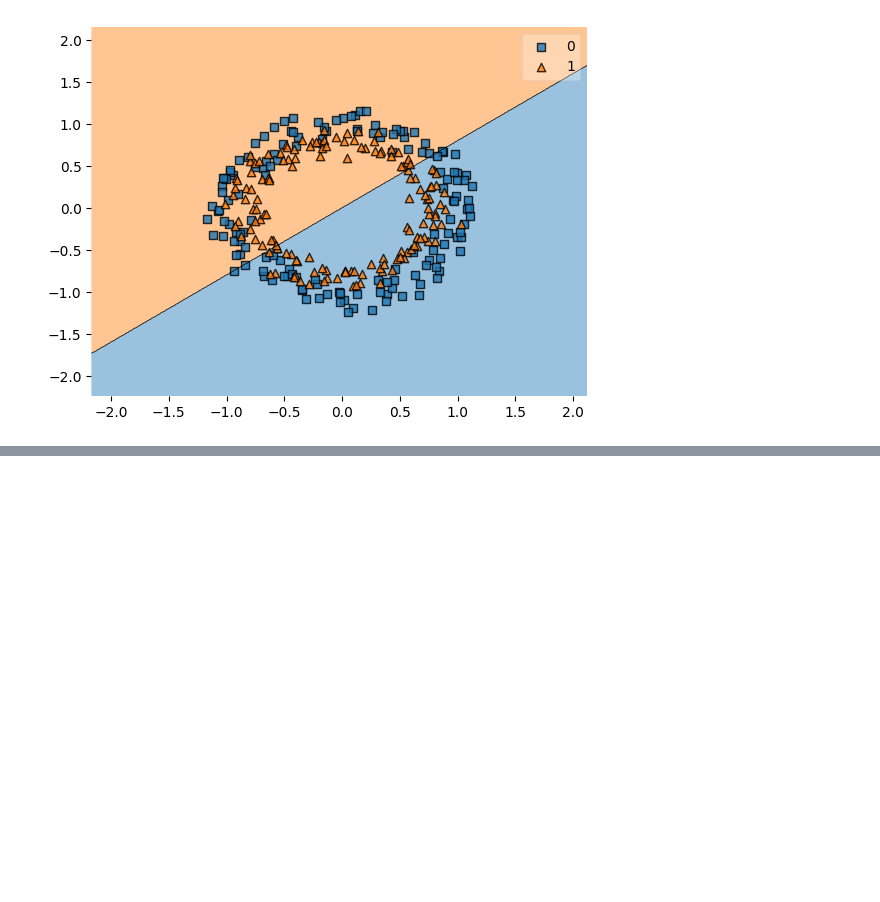
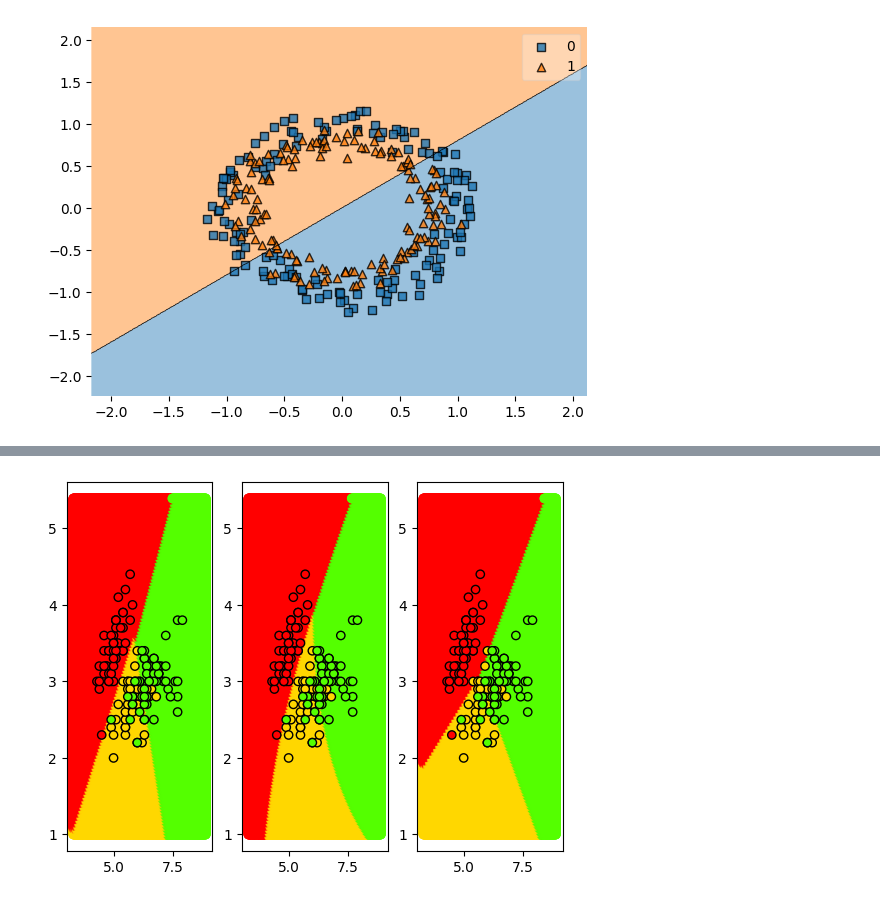
Before and after one commit to marzieh-saeedimasine/Python-DataCleaning-Modelling, a Jupyter notebook: LinearRegression-SupportVectorMachine.ipynb, the cells around one changed output, grey strips where cells are left out. Saved outputs shown, nothing was run; the diff lists cells and outputs as text; code cells hidden in the pictures; blank space fills up the shorter version.

```diff
--- a/LinearRegression-SupportVectorMachine.ipynb
+++ b/LinearRegression-SupportVectorMachine.ipynb
@@ -99,0 +122,23 @@ plot_decision_regions(X,Y,model)
+# %%
+X=load_iris().data[:,:2]
+Y=load_iris().target
+models=[SVC(kernel='linear',C=1),SVC(kernel='poly',C=1), LinearSVC(C=1)]
+models=[model.fit(X,Y) for model in models]
+
+
+##test dataset
+x_1=np.arange(X[:,0].min()-1,X[:,0].max()+1, 0.01)
+x_2=np.arange(X[:,1].min()-1,X[:,1].max()+1, 0.01)
+xx_1, xx_2=np.meshgrid (x_1,x_2)
+xx_test=np.c_[xx_1.reshape(-1),xx_2.reshape(-1)]
+
+Z=np.array([model.predict(xx_test) for model in models])
+
+
+fig, ax = plt.subplots(1,3)
+for i in range(0, 3):
+    ypred=Z[i].reshape(xx_1.shape)
+    ax[i].scatter(xx_1,xx_2,c=ypred,cmap='prism')
+    ax[i].scatter(X[:,0],X[:,1],c=Y, cmap='prism',edgecolors='k')
+# %% [output]
+[figure, added]
```
Also changed, not shown: parts of 8 cells of this notebook.
